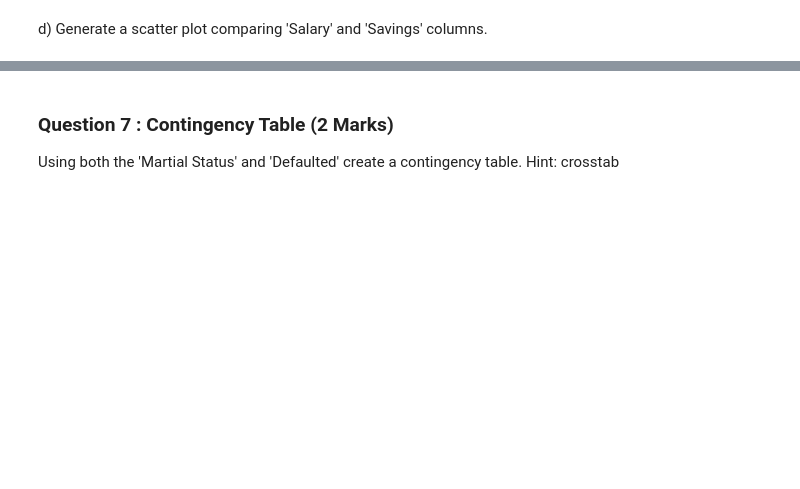
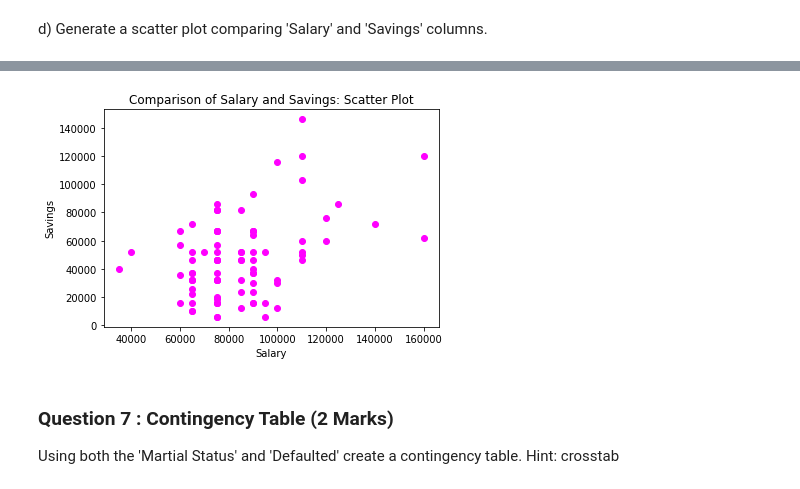
Before and after one commit to Annastanciah/ADS-Assignment-1, a Jupyter notebook: Pandas Assignment.ipynb, the cells around one changed output, grey strips where cells are left out. Cells and saved outputs as stored; diff of their text form; code cells hidden in the pictures; blank space fills up the shorter version.

```diff
--- a/Pandas Assignment.ipynb
+++ b/Pandas Assignment.ipynb
@@ -334,3 +388,25 @@ plt.show()
+# %%
+#d) (1)
+
+# scatterplot
+
+#sns.scatterplot(data = alumni, x ="Salary", y = "Savings")
+
+#plt.show()
+
+#relationship - bar chart - quantities
+# scatter plots - segments - clusters
+x = alumni["Salary"]
+y = alumni.Savings
+
+plt.scatter(x,y, label= "Scatter", color= "magenta") #data
+plt.xlabel("Salary")
+plt.ylabel("Savings")
+plt.title("Comparison of Salary and Savings: Scatter Plot")
+
+plt.show()
+# %% [output]
+[figure, added]
 # %% [markdown]
 ### Question 7 :  Contingency Table (2 Marks)
 
```
Also changed, not shown: parts of 10 cells of this notebook.
